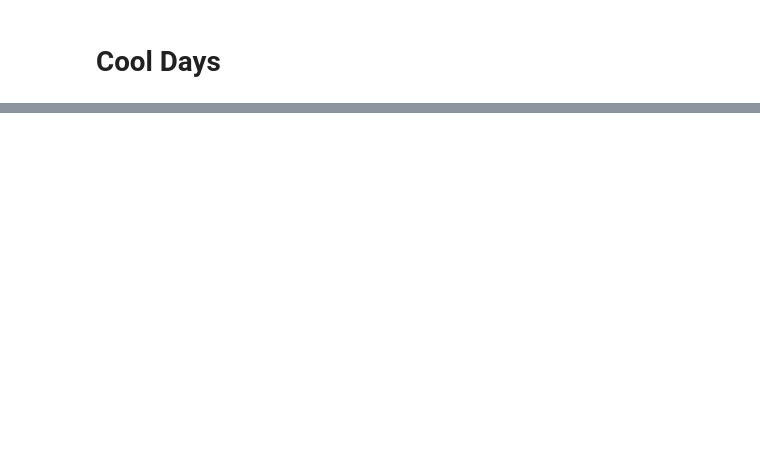
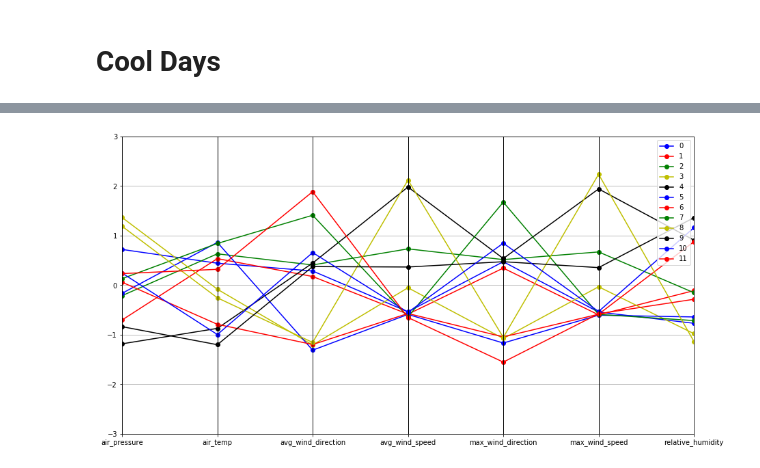
Before and after one commit to SYYoung/UCSD_DataScience, a Jupyter notebook: Python4DataScience/Week 7/Week7_Clustering.ipynb, the cells around one changed output, grey strips where cells are left out. Cells and saved outputs as stored; diff of their text form; code cells hidden in the pictures; blank space fills up the shorter version.

```diff
--- a/Python4DataScience/Week 7/Week7_Clustering.ipynb
+++ b/Python4DataScience/Week 7/Week7_Clustering.ipynb
@@ -256,0 +348,4 @@ parallel_plot(P[(P['relative_humidity'] > 0.5) & (P['air_temp'] < 0.5)])
+# %%
+parallel_plot(P)
+# %% [output]
+[figure, added]
```
Also changed, not shown: parts of 11 cells of this notebook.
